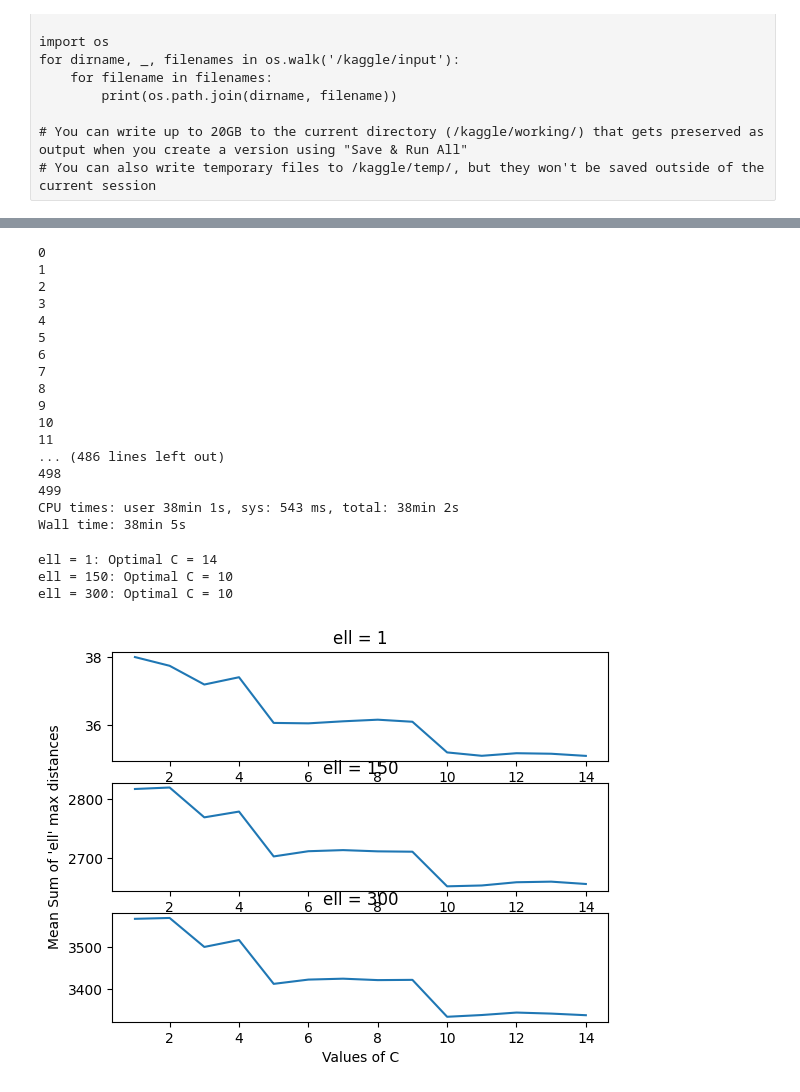
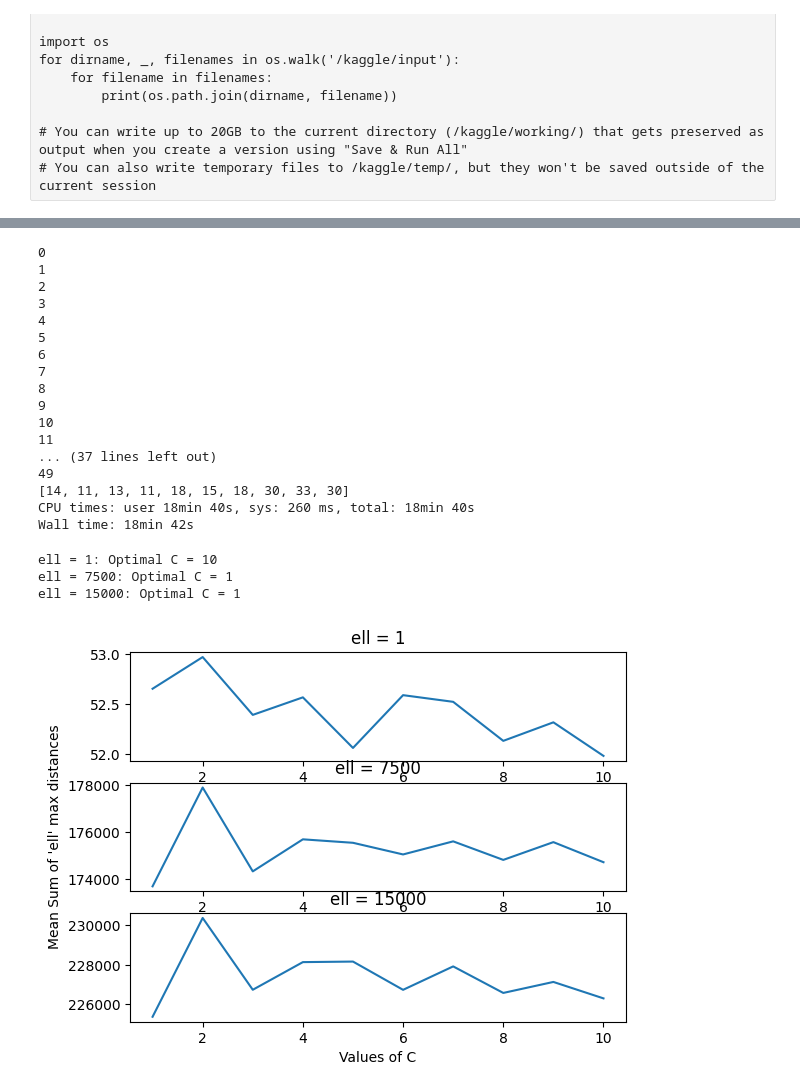
Before and after one commit to VarinKala26/CoresetsForProjectiveClustering, a Jupyter notebook: v1_coresetsforprojectiveclustering.ipynb, the cells around one changed output, grey strips where cells are left out. Saved outputs shown, nothing was run; the diff lists cells and outputs as text; code cells hidden in the pictures.

```diff
--- a/v1_coresetsforprojectiveclustering.ipynb
+++ b/v1_coresetsforprojectiveclustering.ipynb
@@ -77,13 +81,13 @@ print(data_arr)
 import random
 
 random_seed = 6
-data_freq = 300
+data_freq = 15000
 # data = data_arr[:data_freq, :]
 random.seed(random_seed)
 indices = random.sample(range(data_arr.shape[0]), data_freq)
 
 data = data_arr[indices, :]
 
-plt.plot(data[:, 0], data[:, 1], marker='o', linestyle=' ', color='blue', label='Bike Data')
+plt.plot(data[:, 0], data[:, 1], marker='.', linestyle=' ', color='blue', label='Bike Data')
 # %% [output]
 [<matplotlib.lines.Line2D at 0x...>]
@@ -268,9 +266,16 @@ def find_optimal_l_centrum(F, l, P):
     return optimalLine, optimalDistances, closestDistances
 # %%
 def find_optimal_dist_sum(data, l, F):
+    '''
+        Calls find_optimal_l_centrum
+        Computes and returns values of objective function when:
+            -centre = 1 optimal line
+            -centre = F (set of lines)
+        Also returns the optimal line
+    '''
     L_1, D_1, D_n = find_optimal_l_centrum(F, l, data)
-    optimal_max_l_dist_sum  = sum(D_1[:l])
-    optimal_closest_l_dist_sum = sum(D_n[:l])
+    optimal_max_l_dist_sum  = sum(D_1[:l]) #Sum of max_l_distances for 1 line
+    optimal_closest_l_dist_sum = sum(D_n[:l]) #Sum of max_l_distances for F set
 
 #     plotPoint(data, 'red')
 #     plotLine(L_1[0], L_1[1])
@@ -285,21 +290,26 @@ def find_optimal_dist_sum(data, l, F):
 
 min_dist_overall_rec = []
 closest_dist_overall_rec = []
+F_len_rec = []
+F_len_mid_rec = []
 
-for iter in range(500):
+for iter in range(50):
     print(iter)
-    min_dist_sum = [-1, -1, -1]
-    optimal_line = [None, None, None]
-    optimal_C = [0, 0, 0]
+    min_dist_sum = [-1, -1, -1] #value of optimised objective function
+    optimal_line = [None, None, None] #line (in F) that optimises the objective function
+    optimal_C = [0, 0, 0] #value of C for which value of objective function is minimum
     ell_values = [1, data.shape[0]//2, data.shape[0]]
-    min_dist_rec = [[], [], []]
-    closest_dist_rec = [[], [], []]
+    min_dist_rec = [[], [], []] #Value of objective function for each C
+    closest_dist_rec = [[], [], []] #Sum of distances of every point to closest line in F generated for each C
 
-    for i in range(1, 15):
-        F = find_k_j_flats(data, i)
+    for i in range(1, 11):
+        F, F_len_mid = find_k_j_flats(data, i) # C = i
+        if iter==1:
+            F_len_rec.append(len(F))
+            F_len_mid_rec.append(F_len_mid)
         for l in range(3):
             cur_closest_sum, cur_dist_sum, cur_line = find_optimal_dist_sum(data, ell_values[l], F)
-            if i == 5 or cur_dist_sum < min_dist_sum[l]:
+            if i == 1 or cur_dist_sum < min_dist_sum[l]:
                 min_dist_sum[l] = cur_dist_sum
                 optimal_line[l] = cur_line
                 optimal_C[l] = i
@@ -309,6 +319,7 @@ for iter in range(500):
 
     closest_dist_overall_rec.append(closest_dist_rec)
     min_dist_overall_rec.append(min_dist_rec)
+
 
 #     for l in range(3):
 #         plt.subplot(3, 1, l + 1)
@@ -322,11 +333,13 @@ for iter in range(500):
 
 #     plt.show()
 
+print(F_len_rec)
+
 min_dist_overall_rec = np.array(min_dist_overall_rec)
 closest_dist_overall_rec = np.array(closest_dist_overall_rec)
 mean_min_dist = [[], [], []]
 mean_closest_dist = [[], [], []]
-for i in range(1, 15):
+for i in range(1, 11):
     mean_min_dist[0].append(np.mean(min_dist_overall_rec[:, 0, i-1]))
     mean_min_dist[1].append(np.mean(min_dist_overall_rec[:, 1, i-1]))
     mean_min_dist[2].append(np.mean(min_dist_overall_rec[:, 2, i-1]))
@@ -361,30 +374,30 @@ for i in range(1, 15):
 9
 10
 11
-... (486 lines left out)
-498
-499
-CPU times: user 38min 1s, sys: 543 ms, total: 38min 2s
-Wall time: 38min 5s
+... (37 lines left out)
+49
+[14, 11, 13, 11, 18, 15, 18, 30, 33, 30]
+CPU times: user 18min 40s, sys: 260 ms, total: 18min 40s
+Wall time: 18min 42s
 # %%
 print("ell = " + str(ell_values[0]) + ": Optimal C = " + str(np.argmin(np.array(mean_min_dist[0])) + 1))
 print("ell = " + str(ell_values[1]) + ": Optimal C = " + str(np.argmin(np.array(mean_min_dist[1])) + 1))
 print("ell = " + str(ell_values[2]) + ": Optimal C = " + str(np.argmin(np.array(mean_min_dist[2])) + 1))
 
 for l in range(3):
     plt.subplot(3, 1, l + 1)
-    plt.plot(range(1, 15), mean_min_dist[l])
+    plt.plot(range(1, 11), mean_min_dist[l])
     plt.title("ell = " + str(ell_values[l]))
     plt.xlabel("Values of C")
     if l==1:
         plt.ylabel("Mean Sum of 'ell' max distances")
 
 plt.show()
 # %% [output]
-ell = 1: Optimal C = 14
-ell = 150: Optimal C = 10
-ell = 300: Optimal C = 10
+ell = 1: Optimal C = 10
+ell = 7500: Optimal C = 1
+ell = 15000: Optimal C = 1
-[figure, old version]
+[figure, new version]
 # %%
 print("ell = " + str(ell_values[0]) + ": Optimal C = " + str(np.argmin(np.array(mean_closest_dist[0])) + 1))
 print("ell = " + str(ell_values[1]) + ": Optimal C = " + str(np.argmin(np.array(mean_closest_dist[1])) + 1))
```
Also changed, not shown: parts of 19 cells of this notebook.
